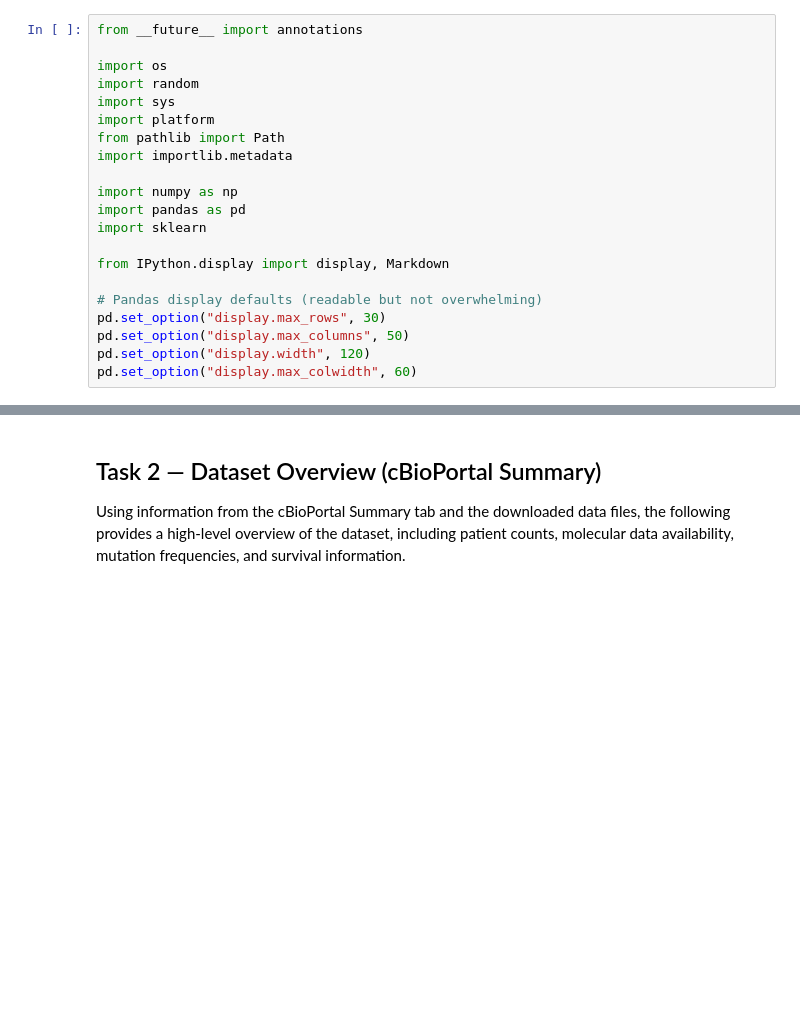
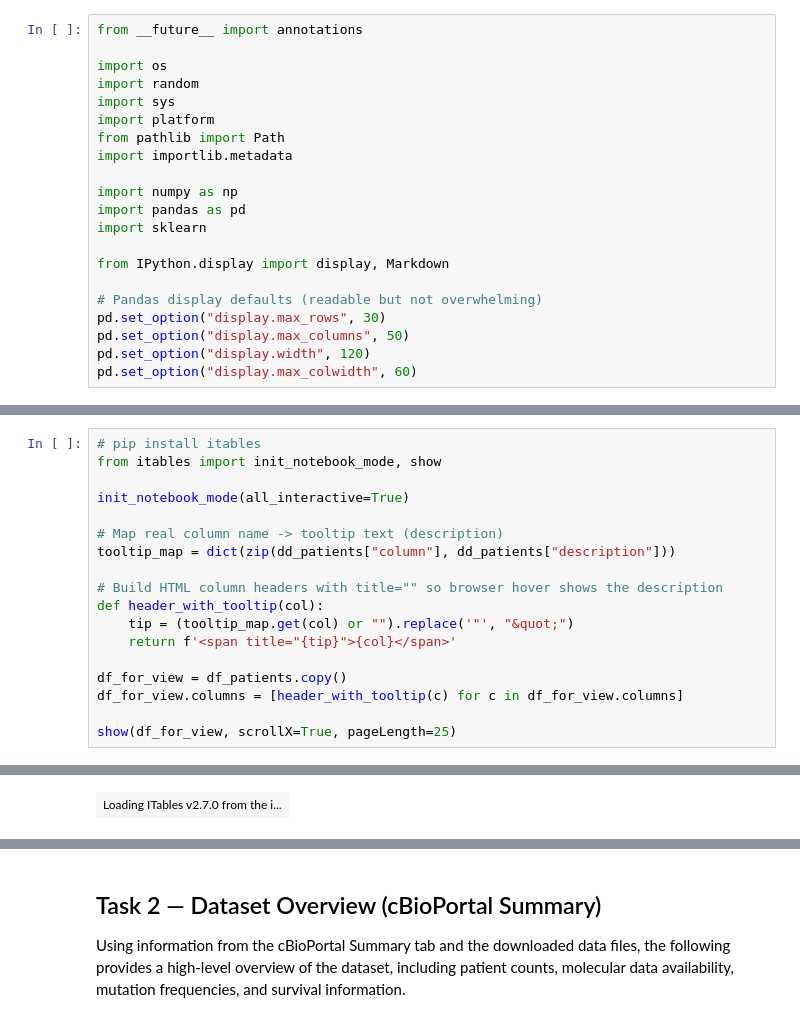
Before and after one commit to Bijans-Projects/genomics-data-mining, a Jupyter notebook: notebooks/analysis.ipynb, the cells around one changed output, grey strips where cells are left out. Saved outputs shown, nothing was run; the diff lists cells and outputs as text; blank space fills up the shorter version.

```diff
--- a/notebooks/analysis.ipynb
+++ b/notebooks/analysis.ipynb
@@ -267,0 +339,19 @@ Extraction complete.
+# %%
+# pip install itables
+from itables import init_notebook_mode, show
+
+init_notebook_mode(all_interactive=True)
+
+# Map real column name -> tooltip text (description)
+tooltip_map = dict(zip(dd_patients["column"], dd_patients["description"]))
+
+# Build HTML column headers with title="" so browser hover shows the description
+def header_with_tooltip(col):
+    tip = (tooltip_map.get(col) or "").replace('"', "&quot;")
+    return f'<span title="{tip}">{col}</span>'
+
+df_for_view = df_patients.copy()
+df_for_view.columns = [header_with_tooltip(c) for c in df_for_view.columns]
+
+show(df_for_view, scrollX=True, pageLength=25)
+# %% [output]
@@ -267,0 +359 @@ Extraction complete.
+| Loading ITables v2.7.0 from the i... |
```
Also changed, not shown: parts of 21 cells of this notebook, 21 other files.
